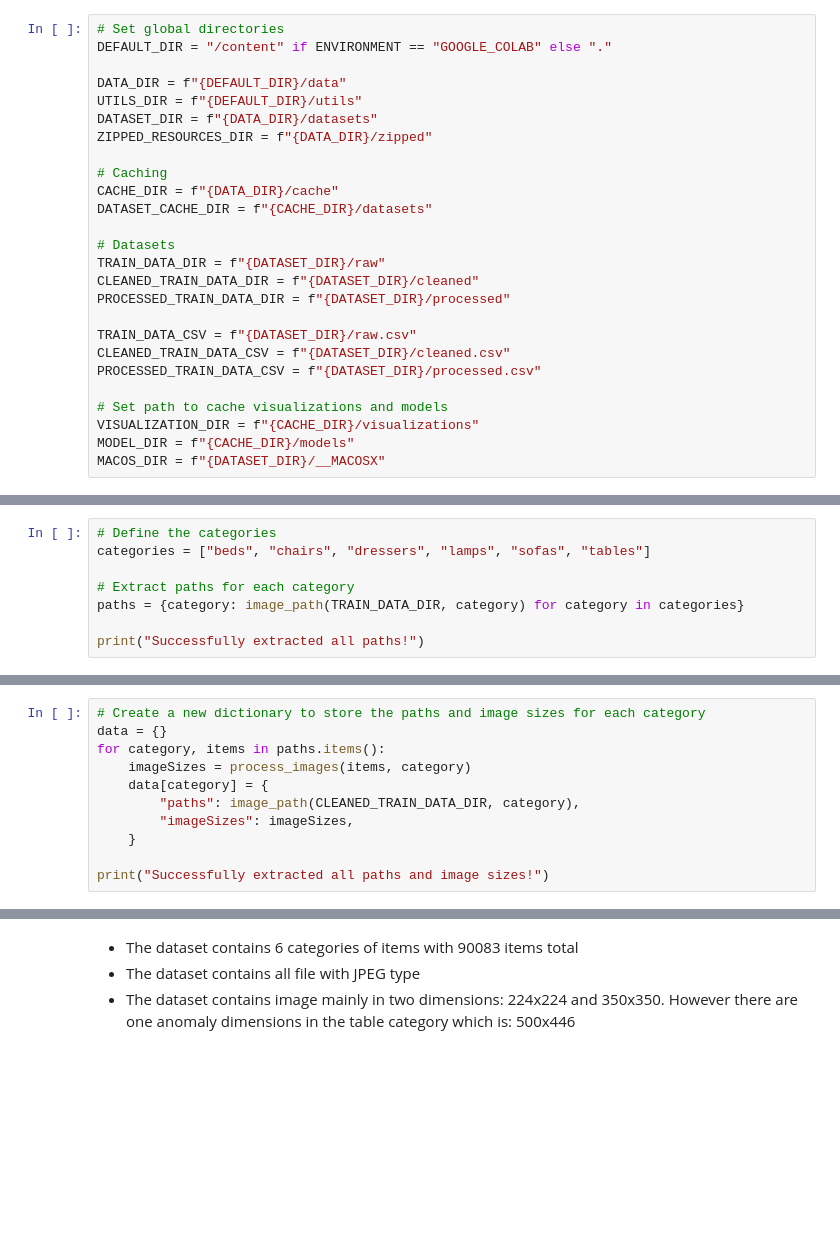
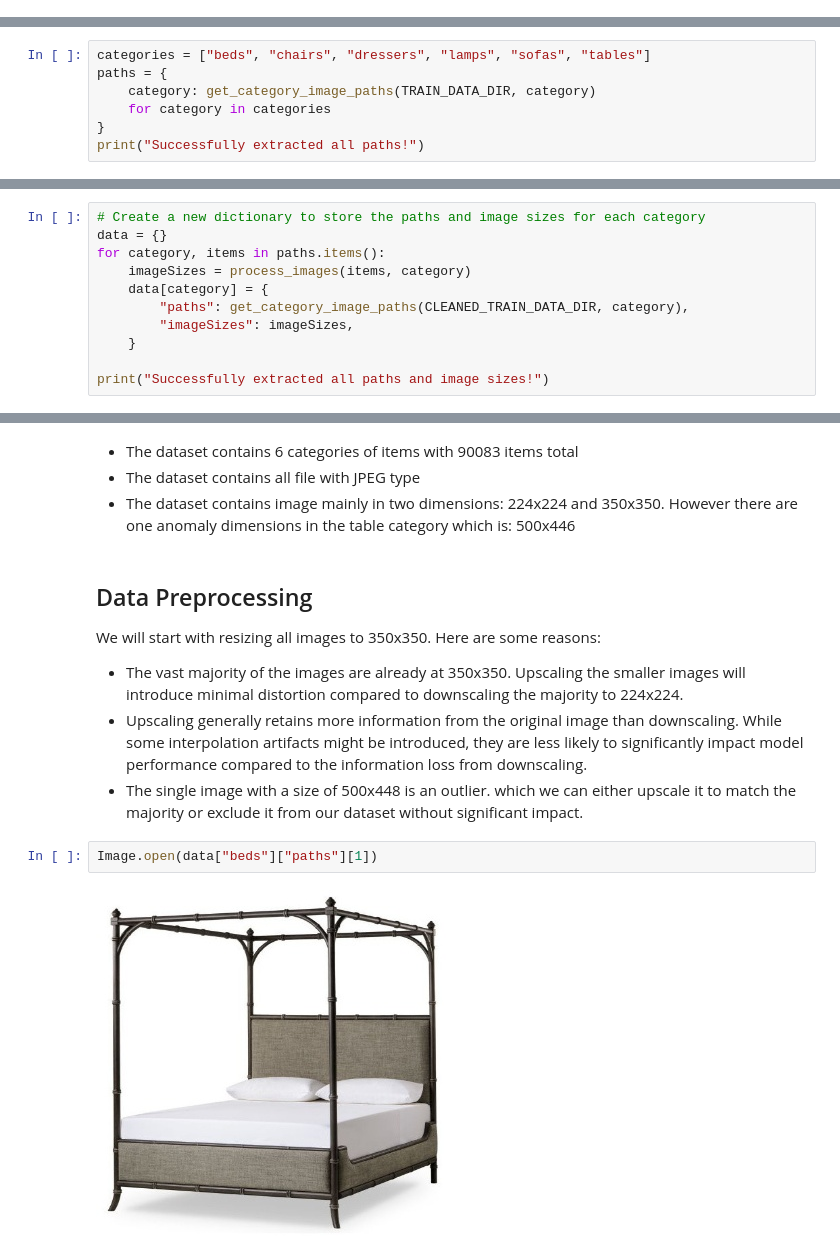
Before and after one commit to vhpx/furniture-classifier, a Jupyter notebook: pipeline.ipynb, the cells around one changed output, grey strips where cells are left out. Cells and saved outputs as stored; diff of their text form; blank space fills up the shorter version.

```diff
--- a/pipeline.ipynb
+++ b/pipeline.ipynb
@@ -29,26 +13,0 @@ TRAIN_SIZE = 1 - TEST_SIZE - EVAL_SIZE
-# %%
-# Set global directories
-DEFAULT_DIR = "/content" if ENVIRONMENT == "GOOGLE_COLAB" else "."
-
-DATA_DIR = f"{DEFAULT_DIR}/data"
-UTILS_DIR = f"{DEFAULT_DIR}/utils"
-DATASET_DIR = f"{DATA_DIR}/datasets"
-ZIPPED_RESOURCES_DIR = f"{DATA_DIR}/zipped"
-
-# Caching
-CACHE_DIR = f"{DATA_DIR}/cache"
-DATASET_CACHE_DIR = f"{CACHE_DIR}/datasets"
-
-# Datasets
-TRAIN_DATA_DIR = f"{DATASET_DIR}/raw"
-CLEANED_TRAIN_DATA_DIR = f"{DATASET_DIR}/cleaned"
-PROCESSED_TRAIN_DATA_DIR = f"{DATASET_DIR}/processed"
-
-TRAIN_DATA_CSV = f"{DATASET_DIR}/raw.csv"
-CLEANED_TRAIN_DATA_CSV = f"{DATASET_DIR}/cleaned.csv"
-PROCESSED_TRAIN_DATA_CSV = f"{DATASET_DIR}/processed.csv"
-
-# Set path to cache visualizations and models
-VISUALIZATION_DIR = f"{CACHE_DIR}/visualizations"
-MODEL_DIR = f"{CACHE_DIR}/models"
-MACOS_DIR = f"{DATASET_DIR}/__MACOSX"
@@ -335,8 +120,7 @@ def process_images(lists, category):
 # %%
-# Define the categories
 categories = ["beds", "chairs", "dressers", "lamps", "sofas", "tables"]
-
-# Extract paths for each category
-paths = {category: image_path(TRAIN_DATA_DIR, category) for category in categories}
-
+paths = {
+    category: get_category_image_paths(TRAIN_DATA_DIR, category)
+    for category in categories
+}
 print("Successfully extracted all paths!")
@@ -367,7 +163,7 @@ data = {}
 for category, items in paths.items():
     imageSizes = process_images(items, category)
     data[category] = {
-        "paths": image_path(CLEANED_TRAIN_DATA_DIR, category),
+        "paths": get_category_image_paths(CLEANED_TRAIN_DATA_DIR, category),
         "imageSizes": imageSizes,
     }
 
@@ -440,3 +380,14 @@ for category in categories:
 - The dataset contains 6 categories of items with 90083 items total
 - The dataset contains all file with JPEG type
 - The dataset contains image mainly in two dimensions: 224x224 and 350x350. However there are one anomaly dimensions in the table category which is: 500x446
+# %% [markdown]
+## Data Preprocessing
+
+We will start with resizing all images to 350x350. Here are some reasons:
+- The vast majority of the images are already at 350x350. Upscaling the smaller images will introduce minimal distortion compared to downscaling the majority to 224x224.
+- Upscaling generally retains more information from the original image than downscaling. While some interpolation artifacts might be introduced, they are less likely to significantly impact model performance compared to the information loss from downscaling.
+- The single image with a size of 500x448 is an outlier. which we can either upscale it to match the majority or exclude it from our dataset without significant impact.
+# %%
+Image.open(data["beds"]["paths"][1])
+# %% [output]
+[figure, added]
```
Also changed, not shown: parts of 26 cells of this notebook, 8 other files.
